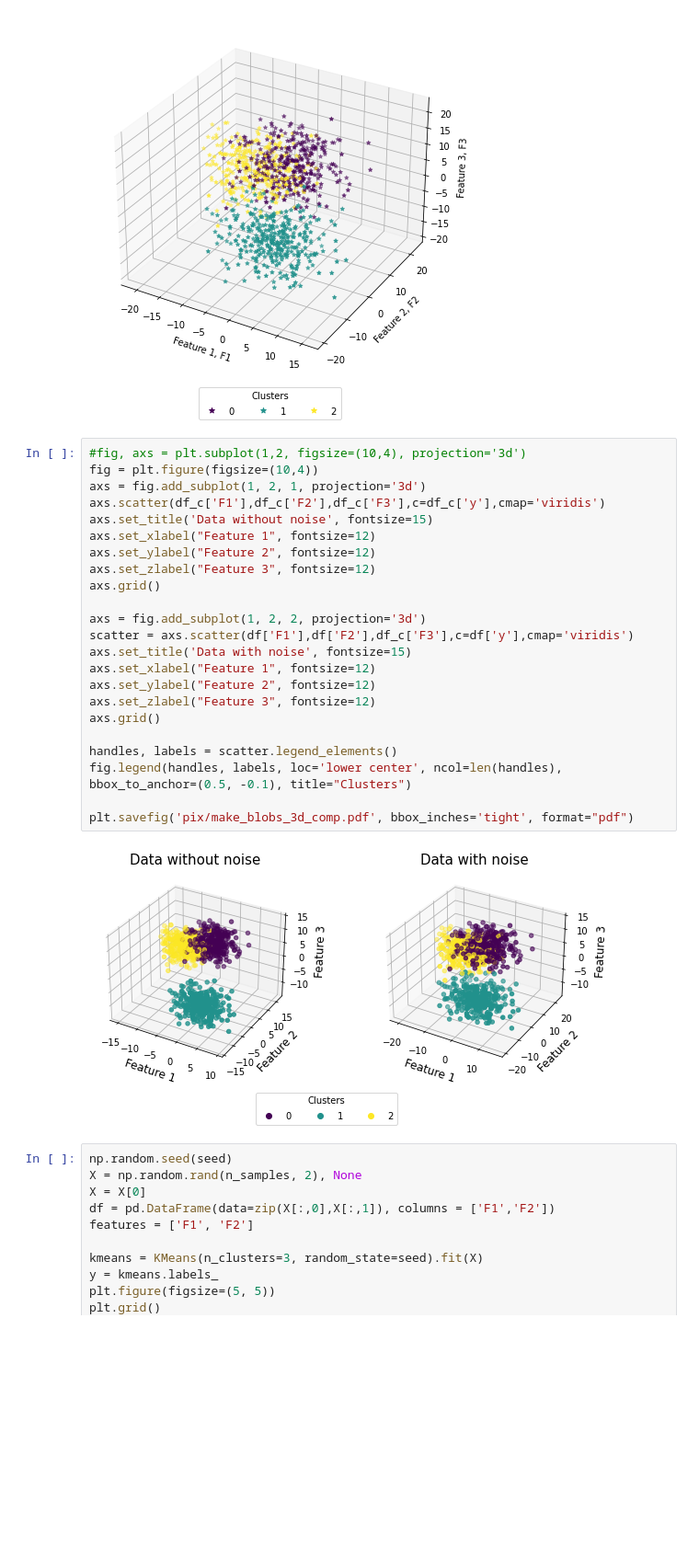
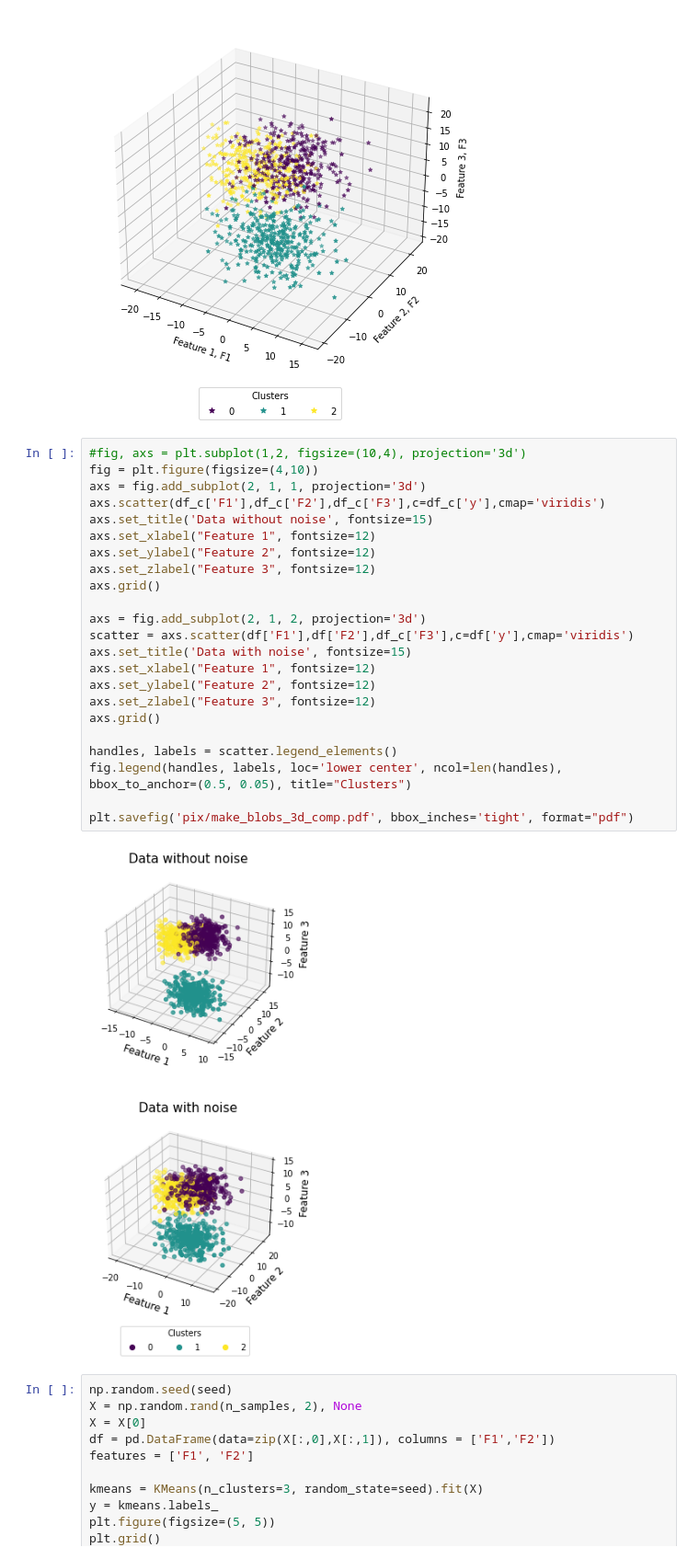
Before and after one commit to michaukuk/clamp_evaluation, a Jupyter notebook: datasets_generator.ipynb, the cells around one changed output. Shown at 92% size. Saved outputs shown, nothing was run; the diff lists cells and outputs as text; blank space fills up the shorter version.

```diff
--- a/datasets_generator.ipynb
+++ b/datasets_generator.ipynb
@@ -108,29 +104,29 @@ df.to_csv('datasets/make_blobs_3d.csv')
 [figure]
 # %%
 #fig, axs = plt.subplot(1,2, figsize=(10,4), projection='3d')
-fig = plt.figure(figsize=(10,4))
-axs = fig.add_subplot(1, 2, 1, projection='3d')
+fig = plt.figure(figsize=(4,10))
+axs = fig.add_subplot(2, 1, 1, projection='3d')
 axs.scatter(df_c['F1'],df_c['F2'],df_c['F3'],c=df_c['y'],cmap='viridis')
 axs.set_title('Data without noise', fontsize=15)
 axs.set_xlabel("Feature 1", fontsize=12)
 axs.set_ylabel("Feature 2", fontsize=12)
 axs.set_zlabel("Feature 3", fontsize=12)
 axs.grid()
 
-axs = fig.add_subplot(1, 2, 2, projection='3d')
+axs = fig.add_subplot(2, 1, 2, projection='3d')
 scatter = axs.scatter(df['F1'],df['F2'],df_c['F3'],c=df['y'],cmap='viridis')
 axs.set_title('Data with noise', fontsize=15)
 axs.set_xlabel("Feature 1", fontsize=12)
 axs.set_ylabel("Feature 2", fontsize=12)
 axs.set_zlabel("Feature 3", fontsize=12)
 axs.grid()
 
 handles, labels = scatter.legend_elements()
-fig.legend(handles, labels, loc='lower center', ncol=len(handles), bbox_to_anchor=(0.5, -0.1), title="Clusters")
+fig.legend(handles, labels, loc='lower center', ncol=len(handles), bbox_to_anchor=(0.5, 0.05), title="Clusters")
 
 plt.savefig('pix/make_blobs_3d_comp.pdf', bbox_inches='tight', format="pdf")
 # %% [output]
-[figure, old version]
+[figure, new version]
 # %%
 np.random.seed(seed)
 X = np.random.rand(n_samples, 2), None
```
Also changed, not shown: parts of 6 cells of this notebook, 9 other files.
